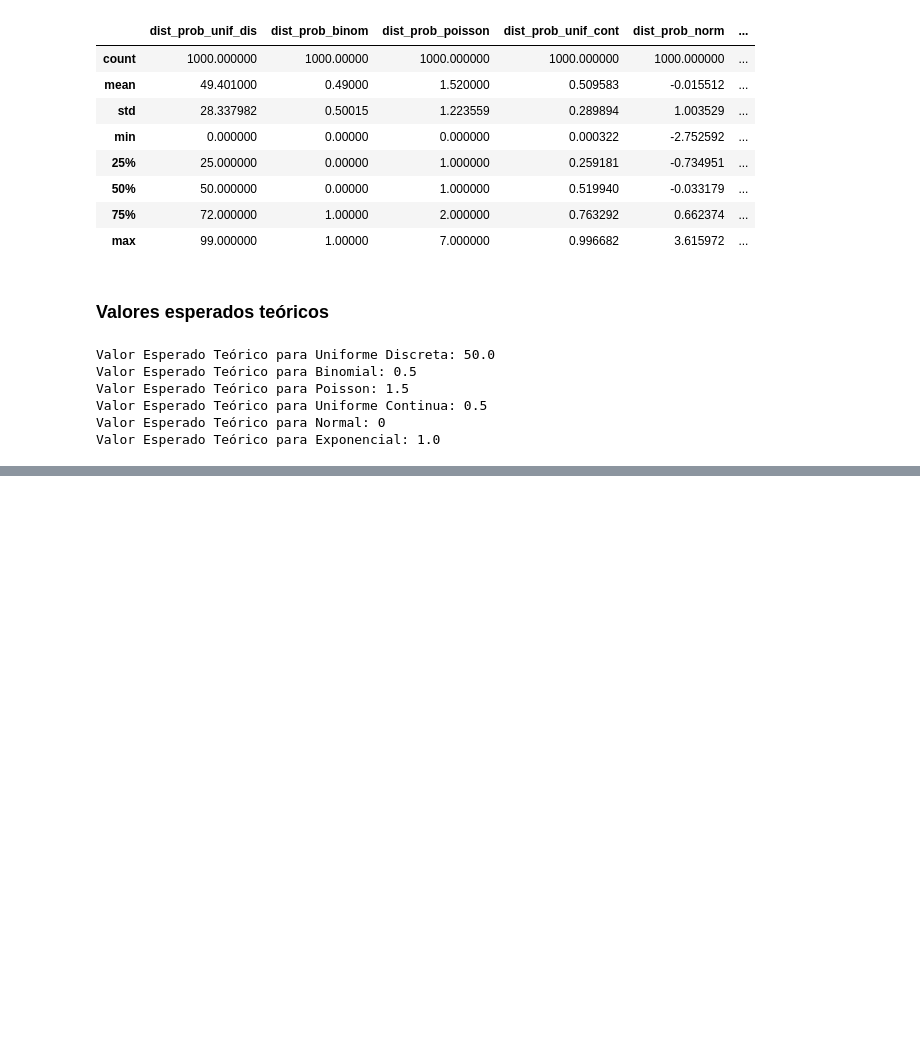
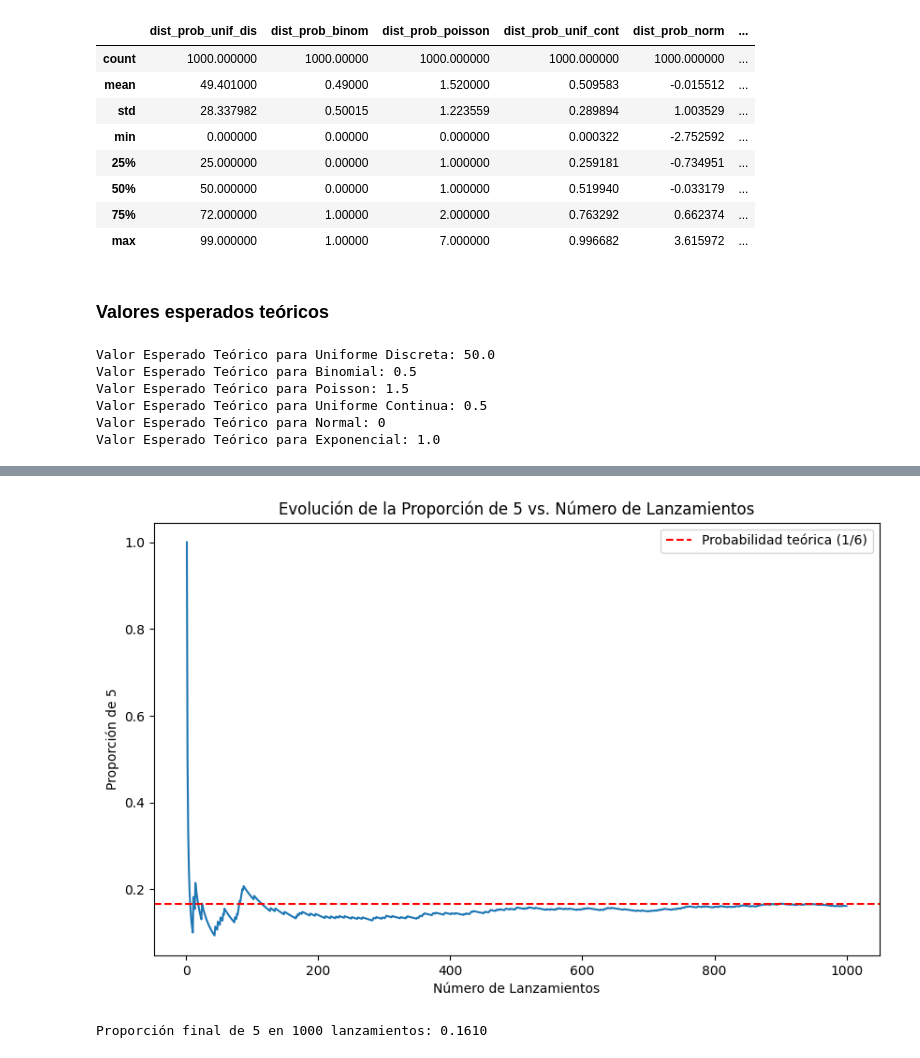
Before and after one commit to maestria-ds-eafit/Taller1_Estadistica, a Jupyter notebook: solution.ipynb, the cells around one changed output, grey strips where cells are left out. Drawn from its saved outputs; the diff is of its cells as text; code cells hidden in the pictures; blank space fills up the shorter version.

```diff
--- a/solution.ipynb
+++ b/solution.ipynb
@@ -344,0 +385,33 @@ Valor Esperado Teórico para Exponencial: 1.0
+# %%
+# Configuración de la simulación
+np.random.seed(0)  # Establecer una semilla aleatoria para reproducibilidad
+num_lanzamientos = 1000  # Número total de lanzamientos
+lanzamientos = np.random.randint(1, 7, size=num_lanzamientos)  # Simulación de lanzamientos
+proporciones = []  # Almacenar la proporción de 5 en cada etapa
+
+# Realizar la simulación secuencial
+contador_cinco = 0  # Inicializar el contador de 5
+for i in range(num_lanzamientos):
+    if lanzamientos[i] == 5:
+        contador_cinco += 1
+    proporciones.append(contador_cinco / (i + 1))  # Calcular la proporción en cada etapa
+
+# Calcular la probabilidad teórica
+probabilidad_teorica = 1/6
+
+# Gráfico de evolución de la proporción
+plt.figure(figsize=(10, 6))
+plt.plot(range(1, num_lanzamientos + 1), proporciones)
+plt.axhline(y=probabilidad_teorica, color='red', linestyle='--', label='Probabilidad teórica (1/6)')
+plt.xlabel("Número de Lanzamientos")
+plt.ylabel("Proporción de 5")
+plt.legend()
+plt.title("Evolución de la Proporción de 5 vs. Número de Lanzamientos")
+plt.show()
+
+# Imprimir la proporción final
+proporcion_final = proporciones[-1]
+print(f"Proporción final de 5 en {num_lanzamientos} lanzamientos: {proporcion_final:.4f}")
+# %% [output]
+[figure, added]
+Proporción final de 5 en 1000 lanzamientos: 0.1610
```
Also changed, not shown: parts of 4 cells of this notebook, 2 other files.
